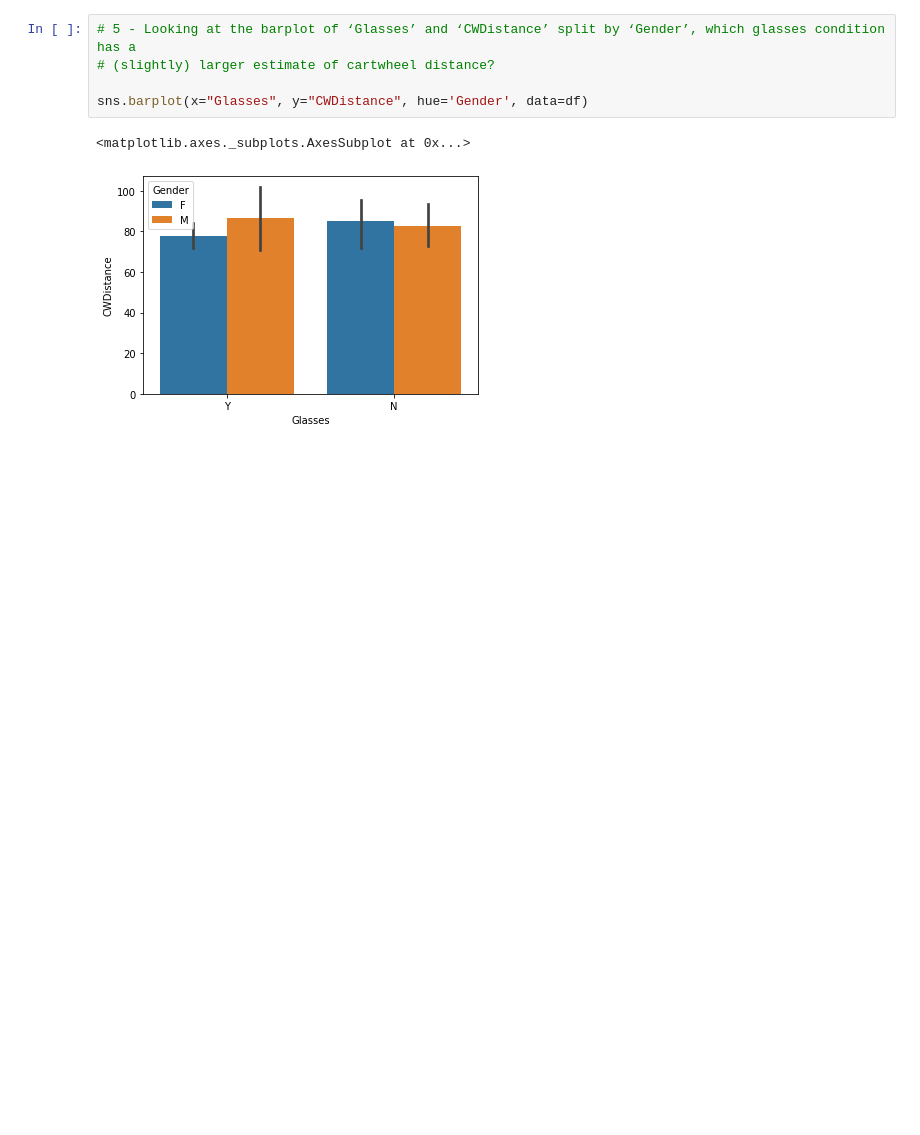
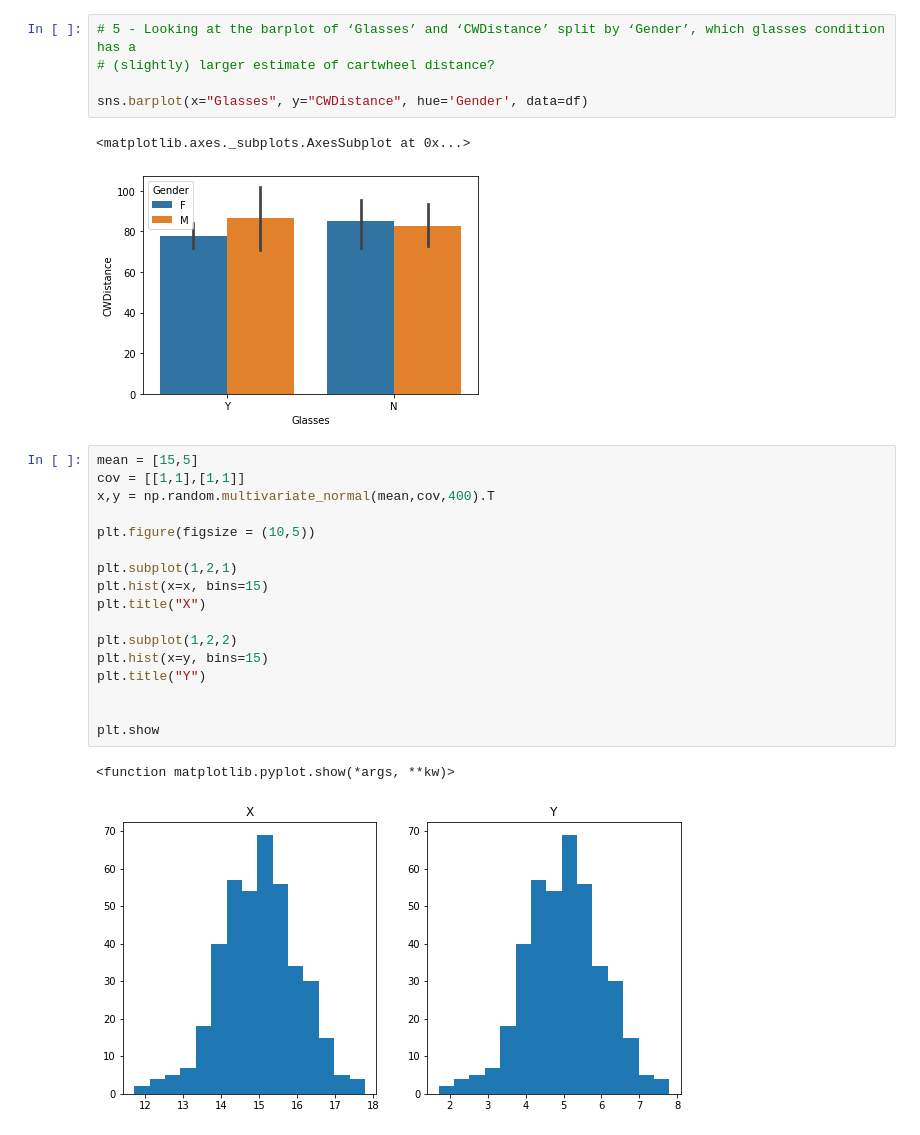
Before and after one commit to thiagogomesverissimo/notebooks, a Jupyter notebook: matplotlib.ipynb, the cells around one changed output. Saved outputs shown, nothing was run; the diff lists cells and outputs as text; blank space fills up the shorter version.

```diff
--- a/matplotlib.ipynb
+++ b/matplotlib.ipynb
@@ -287,3 +287,23 @@ sns.barplot(x="Glasses", y="CWDistance", hue='Gender', data=df)
 # %% [output]
 <matplotlib.axes._subplots.AxesSubplot at 0x...>
 [figure]
+# %%
+mean = [15,5]
+cov = [[1,1],[1,1]]
+x,y = np.random.multivariate_normal(mean,cov,400).T
+
+plt.figure(figsize = (10,5))
+
+plt.subplot(1,2,1)
+plt.hist(x=x, bins=15)
+plt.title("X")
+
+plt.subplot(1,2,2)
+plt.hist(x=y, bins=15)
+plt.title("Y")
+
+
+plt.show
+# %% [output]
+<function matplotlib.pyplot.show(*args, **kw)>
+[figure, added]
```
Also changed, not shown: parts of 1 cell of this notebook, 4 other files.
